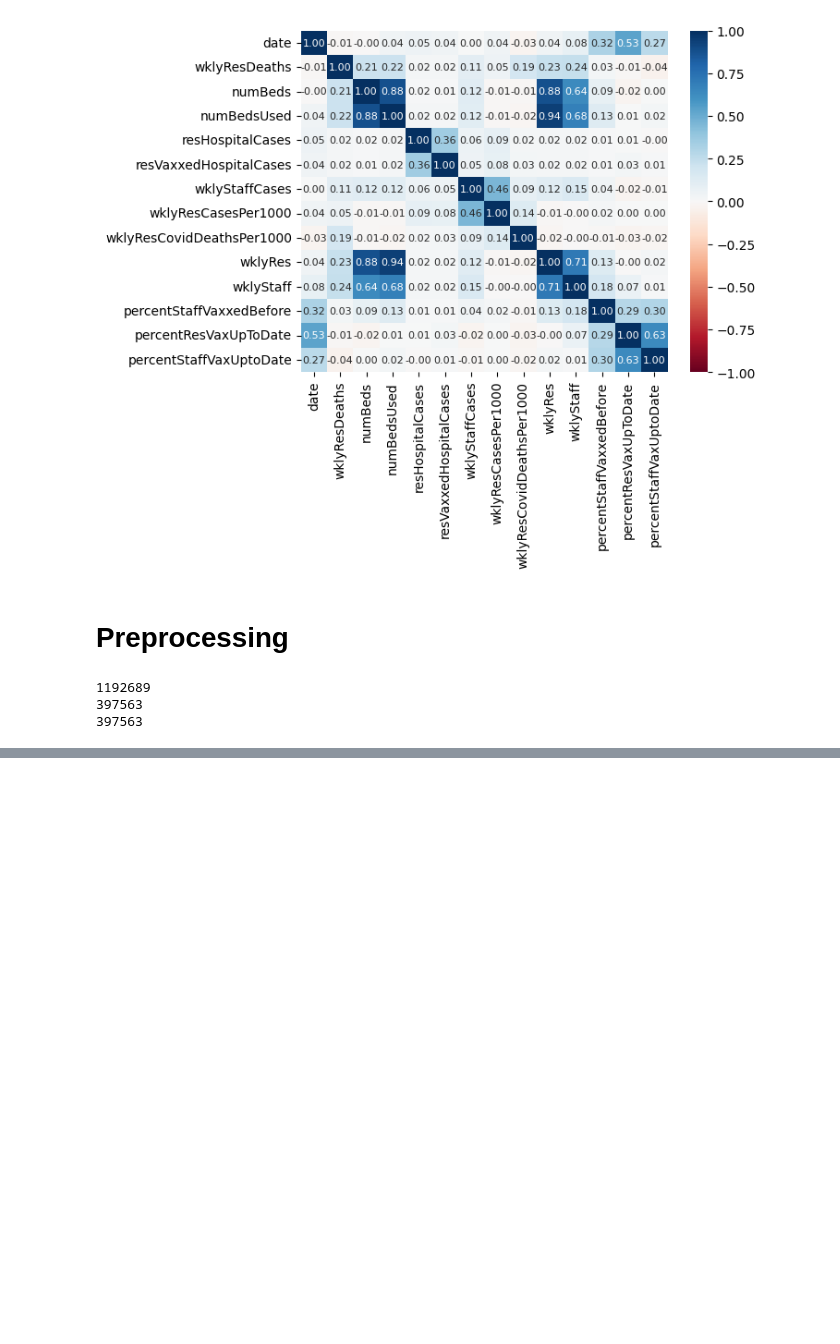
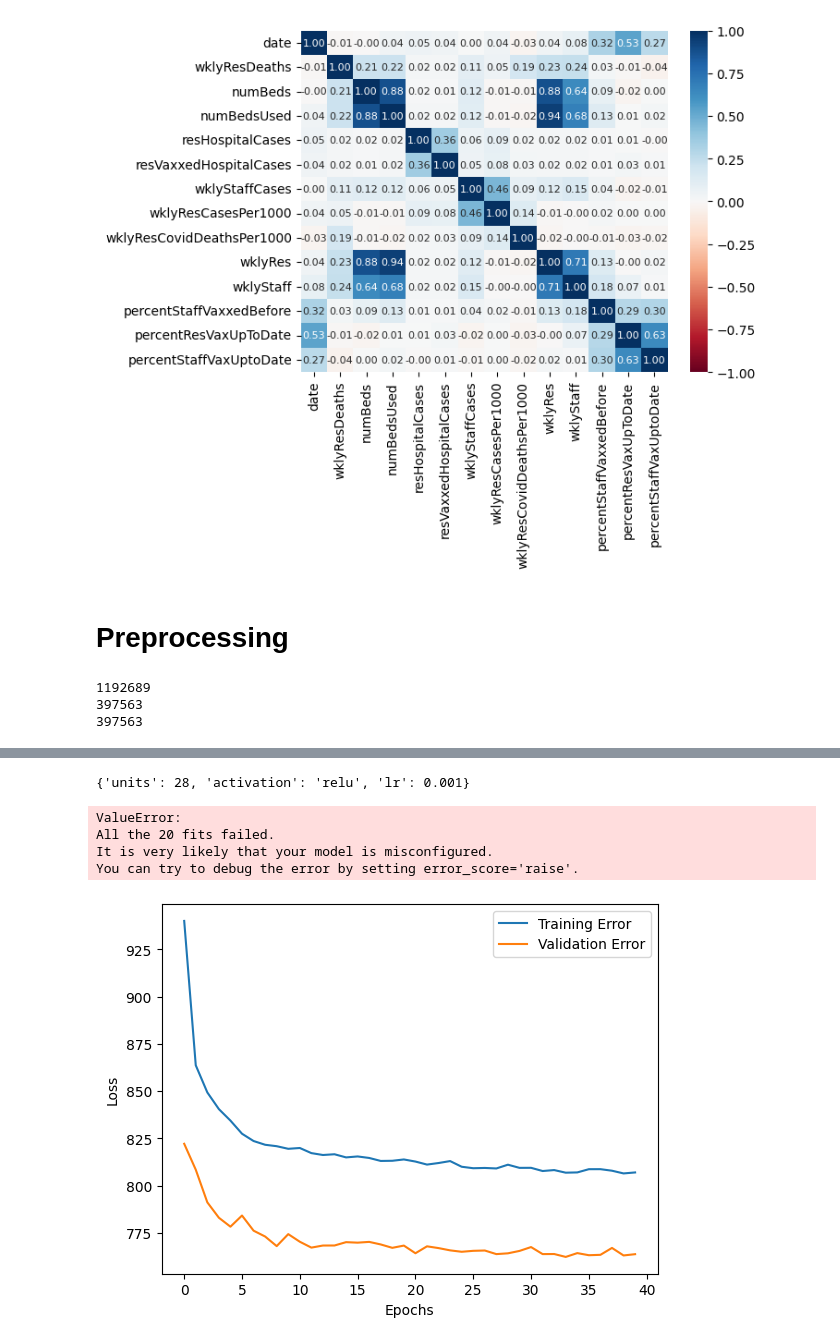
Before and after one commit to Preellis/151A-Nursing-Homes, a Jupyter notebook: main.ipynb, the cells around one changed output, grey strips where cells are left out. Cells and saved outputs as stored; diff of their text form; code cells hidden in the pictures; blank space fills up the shorter version.

```diff
--- a/main.ipynb
+++ b/main.ipynb
@@ -429,0 +422,31 @@ Test Mean squared error: 807.70
+# %%
+keras.utils.set_random_seed(42)
+def create_model3(hp):
+    model = Sequential()
+    for i in range(4):
+      model.add(
+          Dense(
+              units=hp.Choice('units', values=[7,14,28]),
+              activation = hp.Choice('activation', values=['relu', 'sigmoid', 'tanh']),
+          )
+      )
+    model.add(Dropout(.2))
+    model.add(Dense(1, activation='linear'))
+    learning_rate = hp.Float('lr', min_value=1e-3, max_value=1e-1, sampling='log', step = 10)
+    model.compile(
+        optimizer=keras.optimizers.Adam(learning_rate=learning_rate),
+        loss = 'mse'
+    )
+    return model
+
+tuner_model3 = RandomSearch(
+  hypermodel=create_model3,
+  objective='val_loss',
+  max_trials = 27,
+  seed=0,
+  executions_per_trial=1,
+  overwrite=True,
+  directory='model3_tuner_dir',
+  project_name='model3'
+)
+tuner_model3.search(X_train, y_train, epochs = 40, batch_size = 100, validation_data = (X_val, y_val))
@@ -429,0 +459,4 @@ Test Mean squared error: 807.70
+# %%
+best_hps_model3 = tuner_model3.get_best_hyperparameters(num_trials=1)[0]
+best_model3 = create_model3(best_hps_model3)
+history_model3 = best_model3.fit(X_train, y_train, epochs=40, batch_size=100, validation_data=(X_val, y_val))
@@ -429,0 +481,15 @@ Test Mean squared error: 807.70
+# %%
+print(best_hps_model3.values)
+# %% [output]
+{'units': 28, 'activation': 'relu', 'lr': 0.001}
+# %%
+def cross_val_build_model_wrapper():
+  return create_model3(best_hps_model3)
+estimator = KerasRegressor(model=cross_val_build_model_wrapper, epochs=40, batch_size=100, verbose=0)
+kfold = RepeatedKFold(n_splits = 10, n_repeats = 2, random_state = 0)
+results = cross_validate(estimator, X_train, y_train, cv=kfold, n_jobs=1, scoring='neg_mean_squared_error')
+# %% [output]
+ValueError:
+All the 20 fits failed.
+It is very likely that your model is misconfigured.
+You can try to debug the error by setting error_score='raise'.
@@ -429,0 +499,9 @@ Test Mean squared error: 807.70
+# %%
+plt.plot(history_model3.history['loss'], label='Training Error')
+plt.plot(history_model3.history['val_loss'], label='Validation Error')
+plt.xlabel('Epochs')
+plt.ylabel('Loss')
+plt.legend()
+plt.show()
+# %% [output]
+[figure, added]
```
Also changed, not shown: parts of 19 cells of this notebook.
